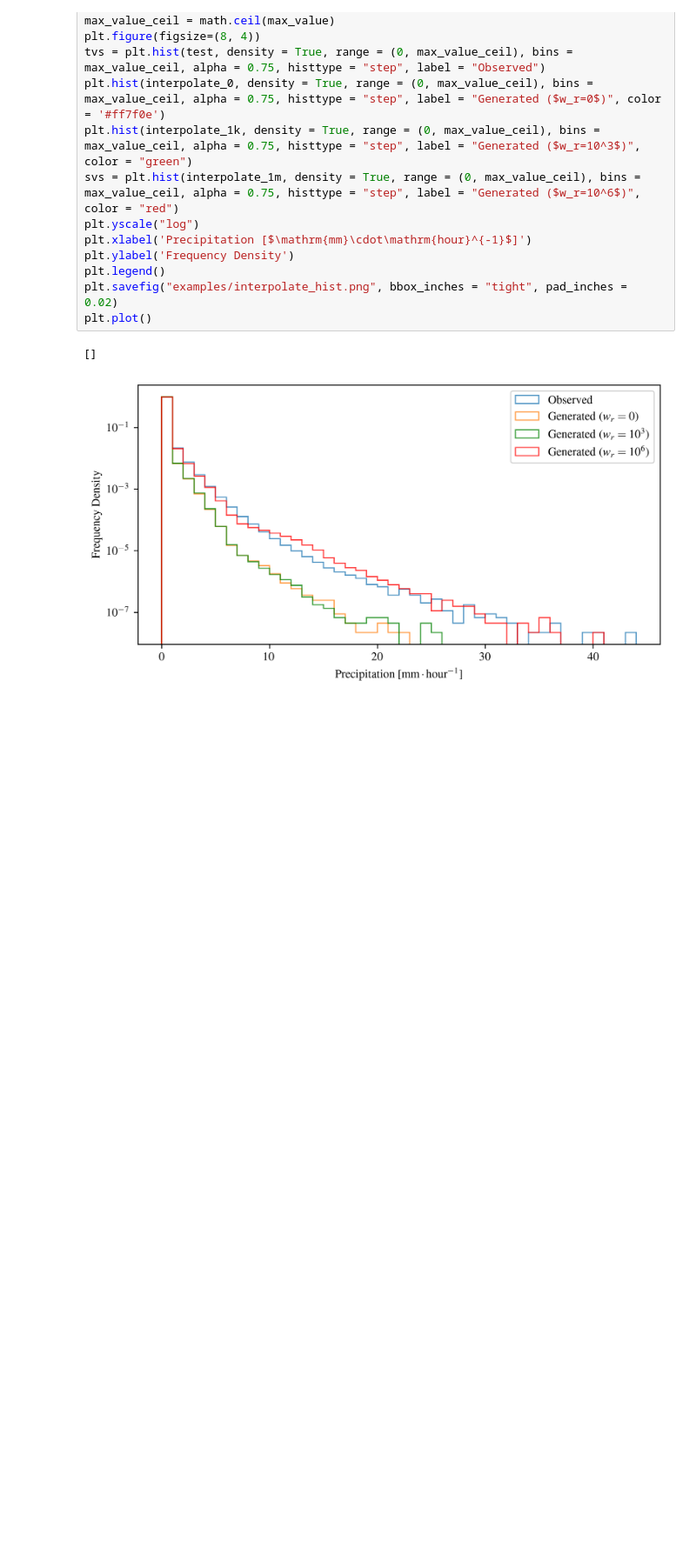
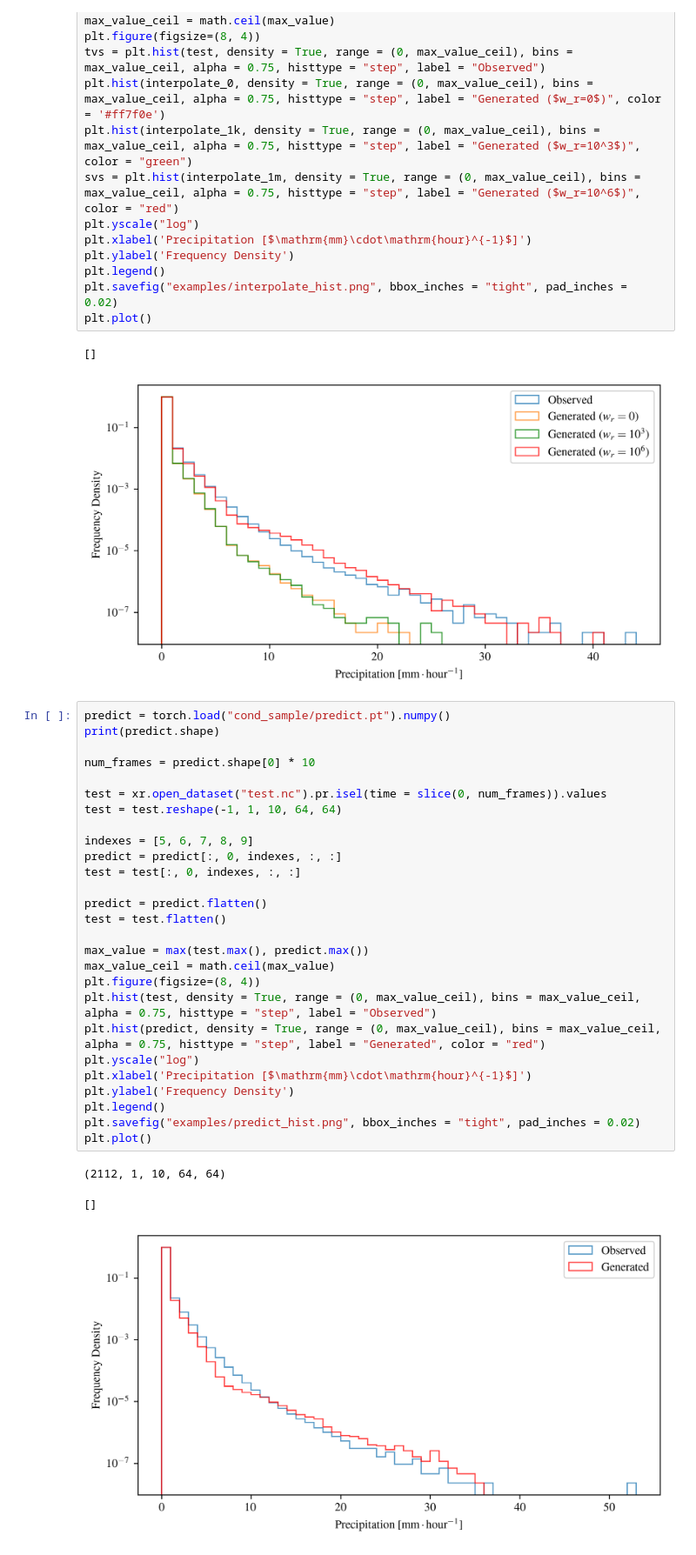
Before and after one commit to henryaddison/video-diffusion-climate, a Jupyter notebook: notebooks/histogram.ipynb, the cells around one changed output. Shown at 87% size. Cells and saved outputs as stored; diff of their text form; blank space fills up the shorter version.

```diff
--- a/notebooks/histogram.ipynb
+++ b/notebooks/histogram.ipynb
@@ -194,3 +194,34 @@ plt.plot()
 # %% [output]
 []
 [figure]
+# %%
+predict = torch.load("cond_sample/predict.pt").numpy()
+print(predict.shape)
+
+num_frames = predict.shape[0] * 10
+
+test = xr.open_dataset("test.nc").pr.isel(time = slice(0, num_frames)).values
+test = test.reshape(-1, 1, 10, 64, 64)
+
+indexes = [5, 6, 7, 8, 9]
+predict = predict[:, 0, indexes, :, :]
+test = test[:, 0, indexes, :, :]
+
+predict = predict.flatten()
+test = test.flatten()
+
+max_value = max(test.max(), predict.max())
+max_value_ceil = math.ceil(max_value)
+plt.figure(figsize=(8, 4))
+plt.hist(test, density = True, range = (0, max_value_ceil), bins = max_value_ceil, alpha = 0.75, histtype = "step", label = "Observed")
+plt.hist(predict, density = True, range = (0, max_value_ceil), bins = max_value_ceil, alpha = 0.75, histtype = "step", label = "Generated", color = "red")
+plt.yscale("log")
+plt.xlabel('Precipitation [$\mathrm{mm}\cdot\mathrm{hour}^{-1}$]')
+plt.ylabel('Frequency Density')
+plt.legend()
+plt.savefig("examples/predict_hist.png", bbox_inches = "tight", pad_inches = 0.02)
+plt.plot()
+# %% [output]
+(2112, 1, 10, 64, 64)
+[]
+[figure, added]
```
Also changed, not shown: 16 other files.
